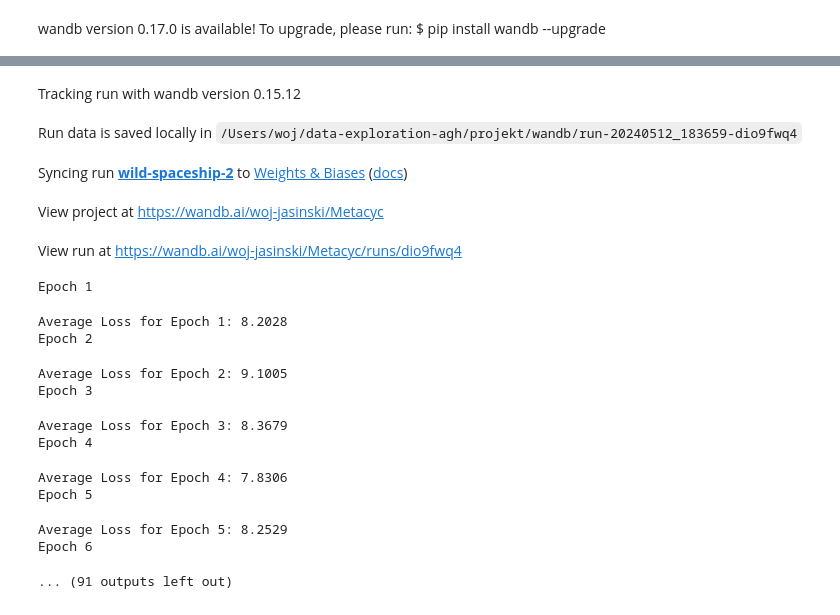
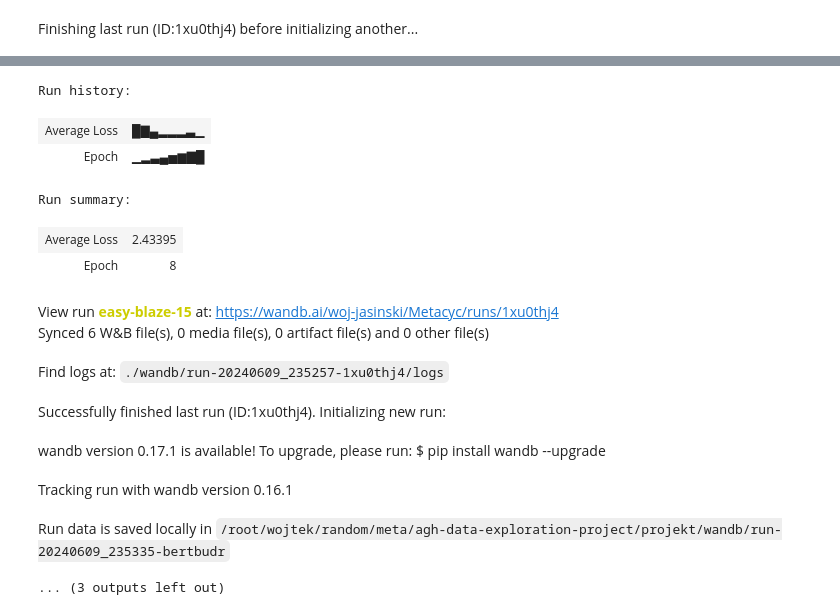
Before and after one commit to pweglik/data-exploration, a Jupyter notebook: projekt/simple_triplet_contrastive_learning.ipynb, the cells around one changed output, grey strips where cells are left out. Cells and saved outputs as stored; diff of their text form; code cells hidden in the pictures.

```diff
--- a/projekt/simple_triplet_contrastive_learning.ipynb
+++ b/projekt/simple_triplet_contrastive_learning.ipynb
@@ -153,7 +132,8 @@ def embed_graph(compounds):
     try:
         fp = AtomPairFingerprint(n_jobs=-1)
         result = fp.transform(compounds).sum(axis=0)
-    except:
+    except Exception as e:
+        print(e)
         return np.zeros(2048)
 
     return result
@@ -206,23 +289,28 @@ class SimplePathwayEncoder(torch.nn.Module):
         return x
+# %%
+def save_organism_embeddings_to_csv(embedding, species_list, file_path):
+    embeddings_array = embedding.weight.detach().numpy()
+    embeddings_df = pd.DataFrame(embeddings_array, index=species_list).T
+    embeddings_df.to_csv(file_path, index=False)
 # %%
 wandb.init(project='Metacyc', config={
     "learning_rate": 0.001,
-    "epochs": 1000,
-    "batch_size": 16,
+    "epochs": 20000,
+    "batch_size": 32,
     "embedding_dim": 256
 })
 
 config = wandb.config
 
 dataset = SimpleTripletDataset()
-dataloader = DataLoader(dataset, batch_size=4, shuffle=True)
+dataloader = DataLoader(dataset, batch_size=config.batch_size, shuffle=True)
+species_list = list(species.keys())
 
-EMBEDDING_DIM = config.embedding_dim
-organism_embedding = torch.nn.Embedding(len(species), EMBEDDING_DIM)
-pathway_encoder = SimplePathwayEncoder(EMBEDDING_DIM)
+organism_embedding = torch.nn.Embedding(len(species_list), config.embedding_dim)
+pathway_encoder = SimplePathwayEncoder(config.embedding_dim)
 optimizer = torch.optim.Adam(
     list(organism_embedding.parameters()) + list(pathway_encoder.parameters()),
-    lr=0.001
+    lr=config.learning_rate
 )
 
 criterion = torch.nn.TripletMarginLoss(margin=1.0, p=2)
@@ -231,12 +319,12 @@ criterion = torch.nn.TripletMarginLoss(margin=1.0, p=2)
 for epoch in tqdm.tqdm(range(config.epochs)):
     total_loss = 0
     num_batches = 0
-    print(f"Epoch {epoch+1}")
+    #print(f"Epoch {epoch+1}")
 
     for organisms, pos_pathways, neg_pathways in dataloader:
         optimizer.zero_grad()
 
-        organism_idx = torch.tensor([list(species.keys()).index(o) for o in organisms])
+        organism_idx = torch.tensor([species_list.index(o) for o in organisms])
         org_vectors = organism_embedding(organism_idx)
 
         pos_path_vectors = pathway_encoder(pos_pathways)
@@ -250,14 +338,20 @@ for epoch in tqdm.tqdm(range(config.epochs)):
         num_batches += 1
 
         # Optionally log batch-level metrics
-        wandb.log({"Batch Loss": loss.item()})
+        #wandb.log({"Batch Loss": loss.item()})
 
     average_loss = total_loss / num_batches
-    print(f"Average Loss for Epoch {epoch+1}: {average_loss:.4f}")
+    #print(f"Average Loss for Epoch {epoch+1}: {average_loss:.4f}")
 
-    # Log epoch-level metrics
+    if epoch % 1000 == 0:
+        save_organism_embeddings_to_csv(
+            organism_embedding,
+            species_list,
+            f"contrastive_embeddings_{epoch}.csv"
+        )
+        # Log epoch-level metrics
     wandb.log({"Epoch": epoch + 1, "Average Loss": average_loss})
 
 wandb.finish()
 # %% [output]
-wandb version 0.17.0 is available! To upgrade, please run: $ pip install wandb --upgrade
+Finishing last run (ID:1xu0thj4) before initializing another...
@@ -264,17 +359,14 @@ wandb version 0.17.0 is available! To upgrade, please run: $ pip install wandb -
+Run history:
+| Average Loss | █▇▄▂▂▂▃▁ |
+| Epoch | ▁▂▃▄▅▆▇█ |
+Run summary:
+| Average Loss | 2.43395 |
+| Epoch | 8 |
-Tracking run with wandb version 0.15.12
+View run easy-blaze-15 at: https://wandb.ai/woj-jasinski/Metacyc/runs/1xu0thj4
+Synced 6 W&B file(s), 0 media file(s), 0 artifact file(s) and 0 other file(s)
-Run data is saved locally in /Users/woj/data-exploration-agh/projekt/wandb/run-20240512_183659-dio9fwq4
+Find logs at: ./wandb/run-20240609_235257-1xu0thj4/logs
-Syncing run wild-spaceship-2 to Weights & Biases (docs)
+Successfully finished last run (ID:1xu0thj4). Initializing new run:
-View project at https://wandb.ai/woj-jasinski/Metacyc
+wandb version 0.17.1 is available! To upgrade, please run: $ pip install wandb --upgrade
-View run at https://wandb.ai/woj-jasinski/Metacyc/runs/dio9fwq4
+Tracking run with wandb version 0.16.1
-Epoch 1
-Average Loss for Epoch 1: 8.2028
-Epoch 2
-Average Loss for Epoch 2: 9.1005
-Epoch 3
+Run data is saved locally in /root/wojtek/random/meta/agh-data-exploration-project/projekt/wandb/run-20240609_235335-bertbudr
-Average Loss for Epoch 3: 8.3679
-Epoch 4
+... (3 outputs left out)
-Average Loss for Epoch 4: 7.8306
-Epoch 5
-Average Loss for Epoch 5: 8.2529
-Epoch 6
-... (91 outputs left out)
```
Also changed, not shown: parts of 7 cells of this notebook, 14 other files.
